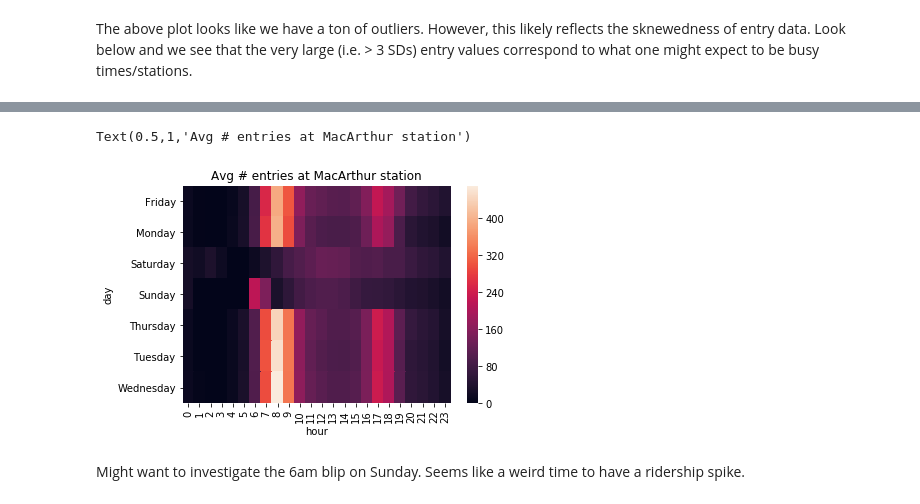
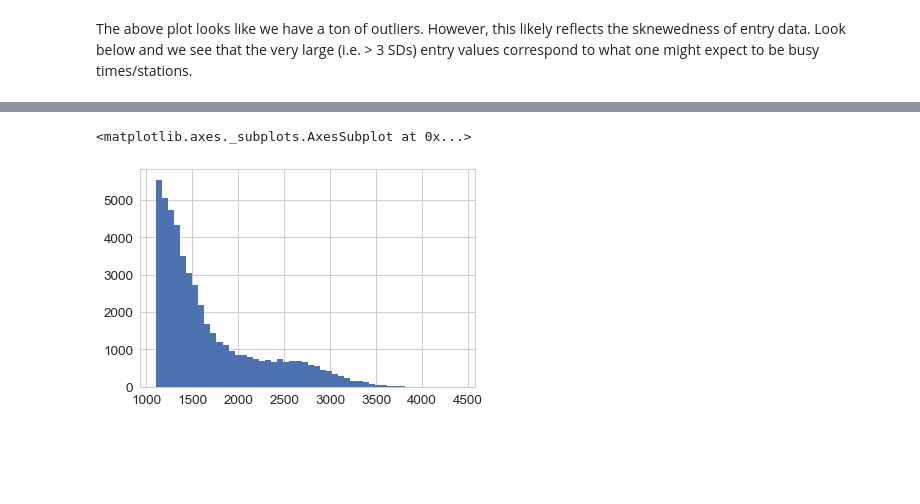
Before and after one commit to bkhurley/beat_the_crowd, a Jupyter notebook: explore.ipynb, the cells around one changed output, grey strips where cells are left out. Cells and saved outputs as stored; diff of their text form; code cells hidden in the pictures; blank space fills up the shorter version.

```diff
--- a/explore.ipynb
+++ b/explore.ipynb
@@ -232,9 +147,6 @@ day_hour_avg.head(10)
-# %%
-# plot heat map of the days and hours with most rides
-sns.heatmap(day_hour_avg)
-plt.title('Avg # entries at MacArthur station')
-# %% [output]
-Text(0.5,1,'Avg # entries at MacArthur station')
-[figure, removed]
-# %% [markdown]
-Might want to investigate the 6am blip on Sunday. Seems like a weird time to have a ridership spike.
+# %%
+# what kind of entry values are in the outliers?
+outlier_data['entries'].hist(bins=50)
+# %% [output]
+<matplotlib.axes._subplots.AxesSubplot at 0x...>
+[figure, added]
```
Also changed, not shown: parts of 59 cells of this notebook.
